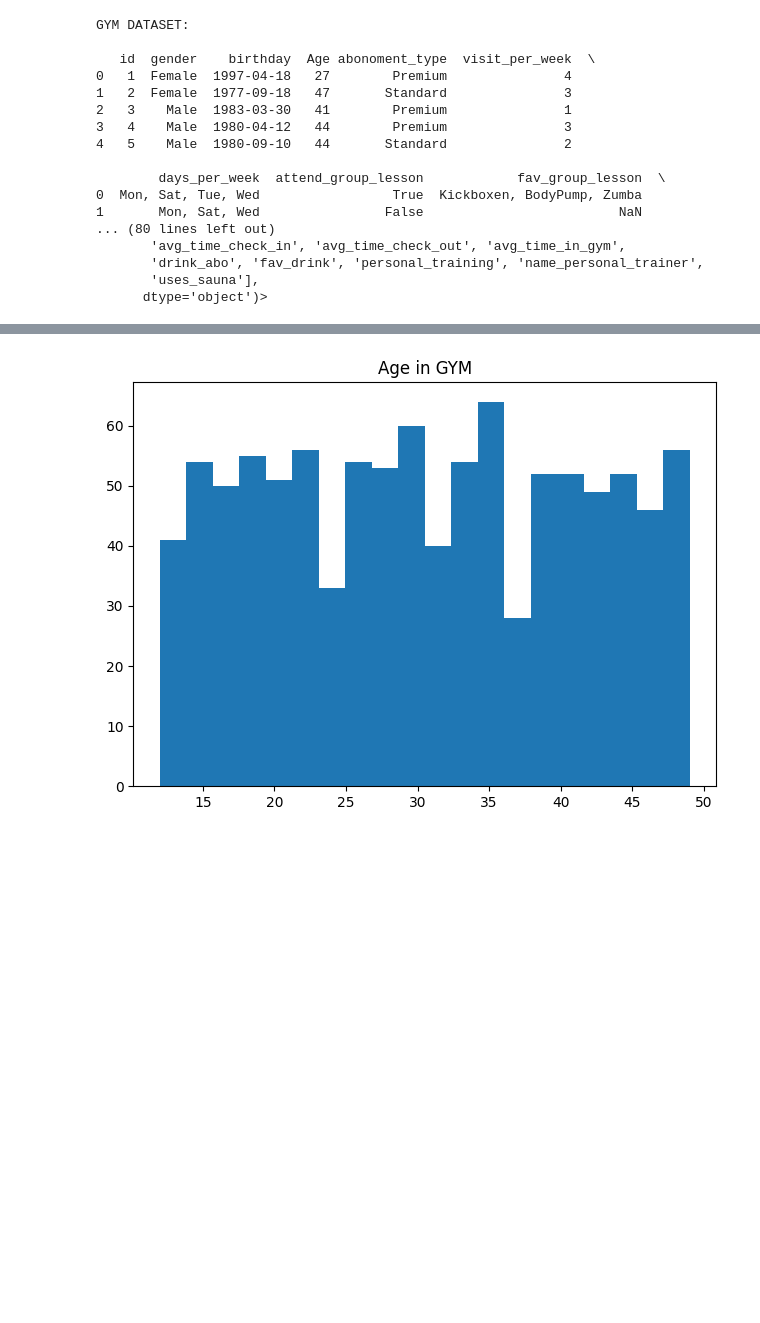
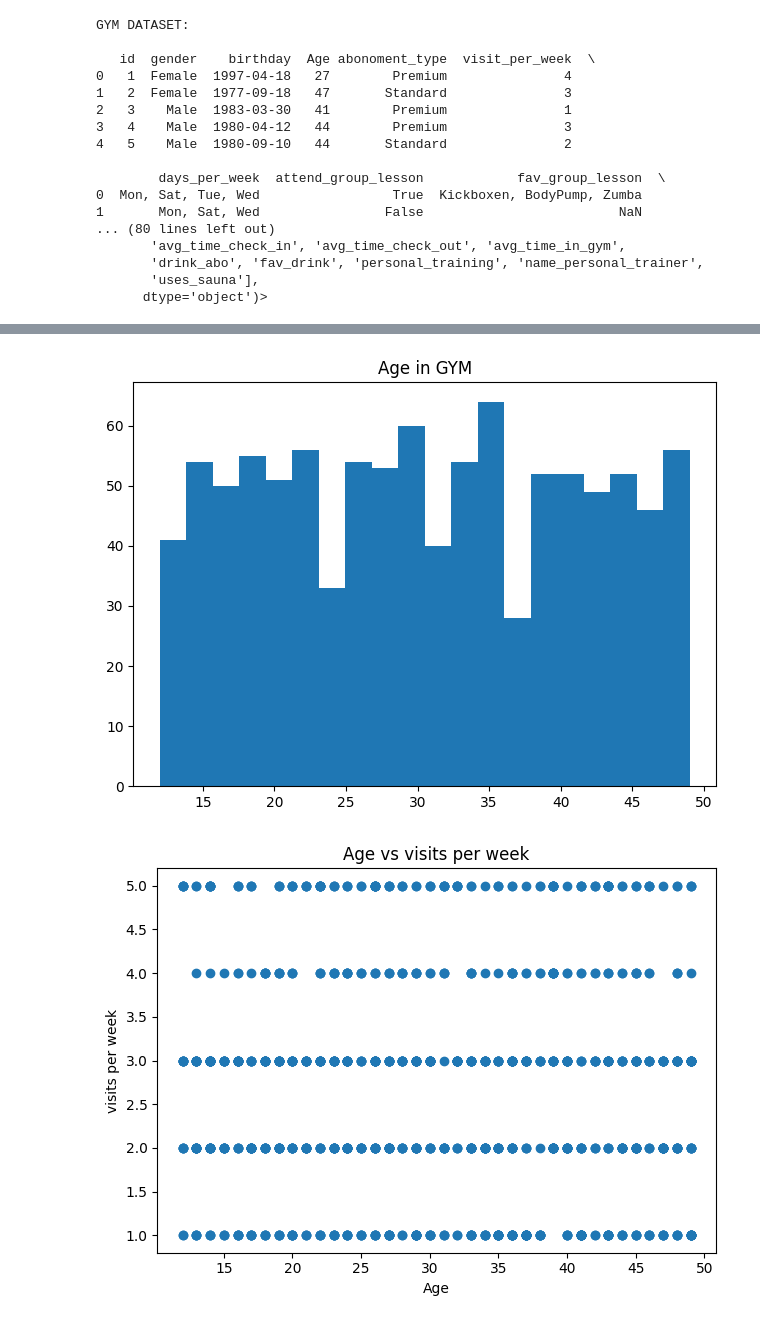
Before and after one commit to mdrakibhossain091b1/DATA-RESEARCH-, a Jupyter notebook: Colab Code/Matplotlib_and_Seaborn.ipynb, the cells around one changed output, grey strips where cells are left out. Cells and saved outputs as stored; diff of their text form; code cells hidden in the pictures; blank space fills up the shorter version.

```diff
--- a/Colab Code/Matplotlib_and_Seaborn.ipynb
+++ b/Colab Code/Matplotlib_and_Seaborn.ipynb
@@ -56,30 +56,37 @@ GYM DATASET:
 # Use: gym['abonoment_type'].value_counts()
 abonoment_type_counts= gym['abonoment_type'].value_counts()
 plt.bar(abonoment_type_counts.index, abonoment_type_counts.values)
 plt.title("Abonoment Type Count")
 plt.tight_layout()
 plt.show()
 gender_counts= gym['gender'].value_counts()
 plt.bar(gender_counts.index, gender_counts.values)
 plt.title("Gender Count")
 plt.tight_layout()
 plt.show()
 
 # 2. Histogram of time in gym
 # Use: plt.hist(gym['avg_time_in_gym'])
 plt.hist(gym['avg_time_in_gym'], bins=20)
 plt.title("Avg Time in GYM")
 plt.tight_layout()
 plt.show()
 
 plt.hist(gym['Age'], bins=20)
 plt.title("Age in GYM")
 plt.tight_layout()
 plt.show()
 # 3. Scatter plot: Age vs visits per week
 # Use: plt.scatter(gym['Age'], gym['visit_per_week'])
+plt.scatter(gym['Age'], gym['visit_per_week'])
+plt.title("Age vs visits per week")
+plt.xlabel("Age")
+plt.ylabel("visits per week")
+plt.tight_layout()
+plt.show()
 # %% [output]
 [figure]
 [figure]
 [figure]
 [figure]
+[figure, added]
```
